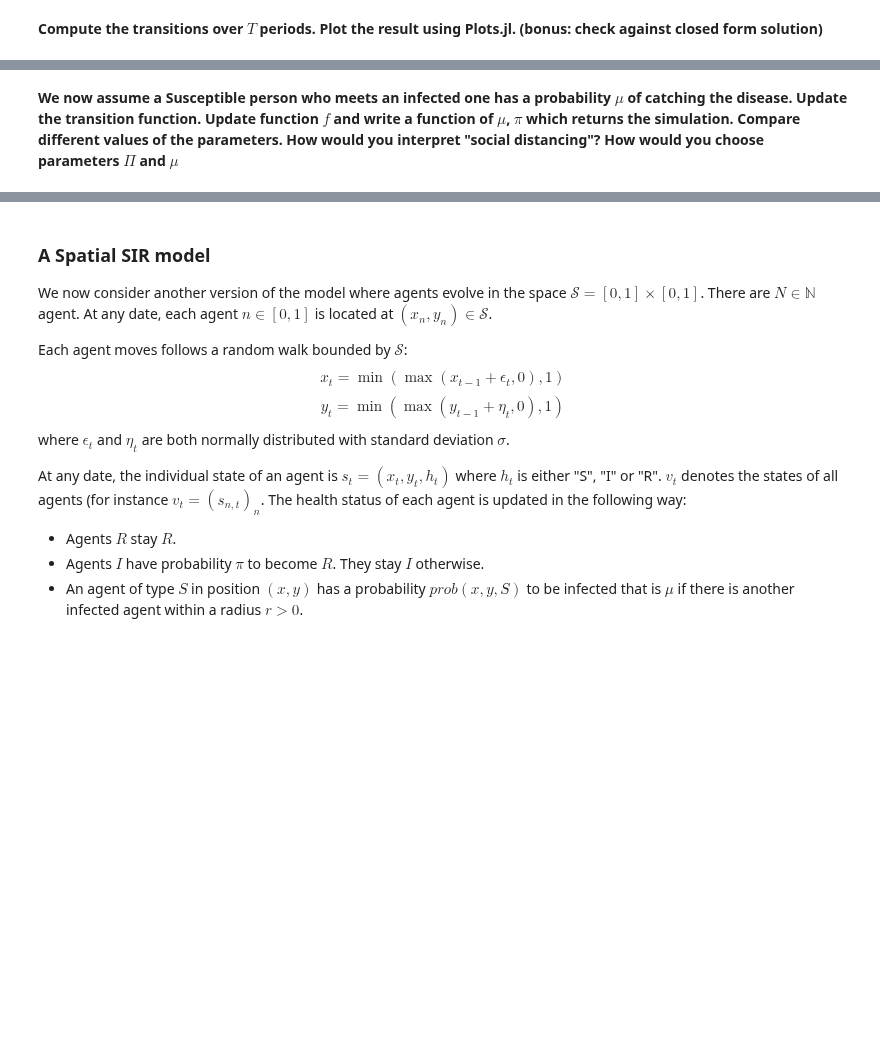
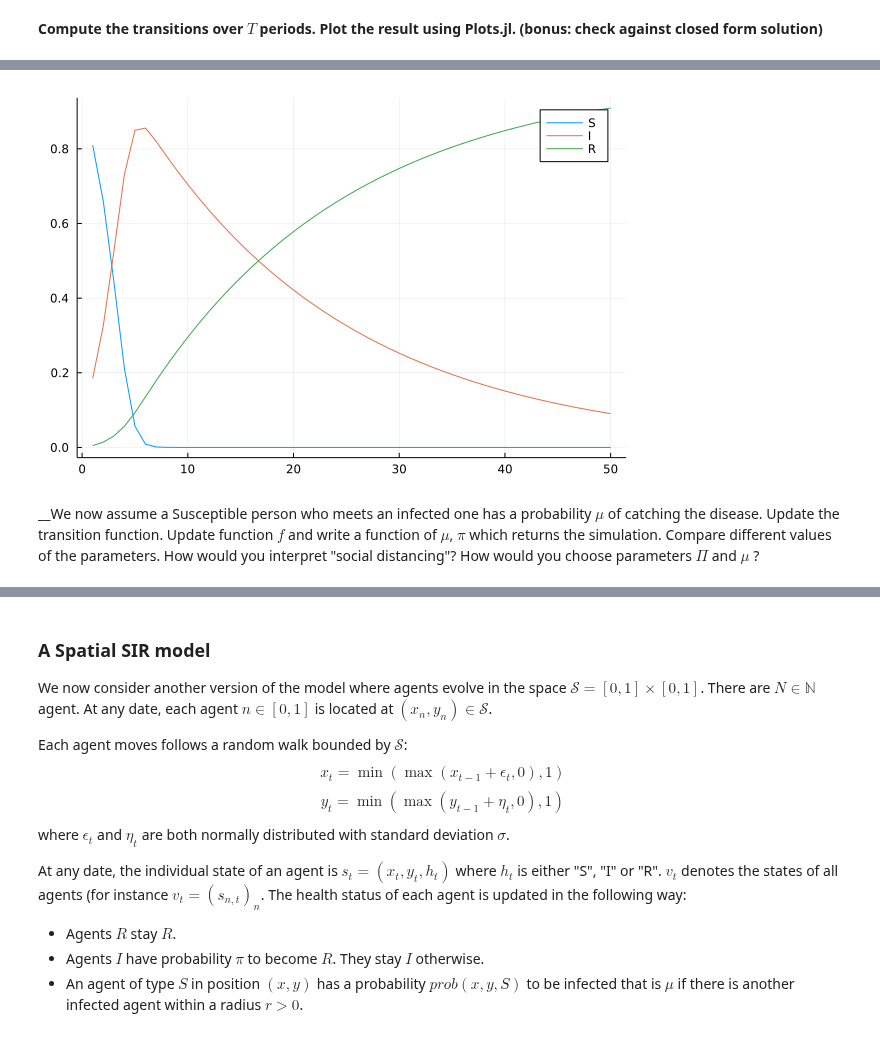
Before and after one commit to albop/eco309, a Jupyter notebook: tutorials/1_2_Epidemiology.ipynb, the cells around one changed output, grey strips where cells are left out. Drawn from its saved outputs; the diff is of its cells as text; code cells hidden in the pictures; blank space fills up the shorter version.

```diff
--- a/tutorials/1_2_Epidemiology.ipynb
+++ b/tutorials/1_2_Epidemiology.ipynb
@@ -35,2 +59,11 @@ __Compute the transition function `f` for the vector state $s_t$ returning $s_{t
 # %% [markdown]
 __Compute the transitions over $T$ periods. Plot the result using Plots.jl. (bonus: check against closed form solution)__
+# %%
+s0 = [0.9, 0.1, 0.0]
+simulations = []
+for t = 1:50
+    s1 = f(s0)
+    push!(simulations, s1)
+    s0 = s1
+end
+simulations
@@ -37,2 +110,9 @@ __Compute the transitions over $T$ periods. Plot the result using Plots.jl. (bon
+# %%
+pl = plot()
+plot!(pl, [e[1] for e in simulations], label = "S")
+plot!(pl, [e[2] for e in simulations], label = "I")
+plot!(pl, [e[3] for e in simulations], label = "R")
+# %% [output]
+[figure, added]
 # %% [markdown]
-__We now assume a Susceptible person who meets an infected one has a probability $\mu$ of catching the disease. Update the transition function. Update function $f$ and write a function of $\mu$, $\pi$ which returns the simulation. Compare different values of the parameters. How would you interpret "social distancing"? How would you choose parameters $\Pi$ and $\mu$__
+__We now assume a Susceptible person who meets an infected one has a probability $\mu$ of catching the disease. Update the transition function. Update function $f$ and write a function of $\mu$, $\pi$ which returns the simulation. Compare different values of the parameters. How would you interpret "social distancing"? How would you choose parameters $\Pi$ and $\mu$ ?
```
Also changed, not shown: parts of 10 cells of this notebook, 1 other file.
